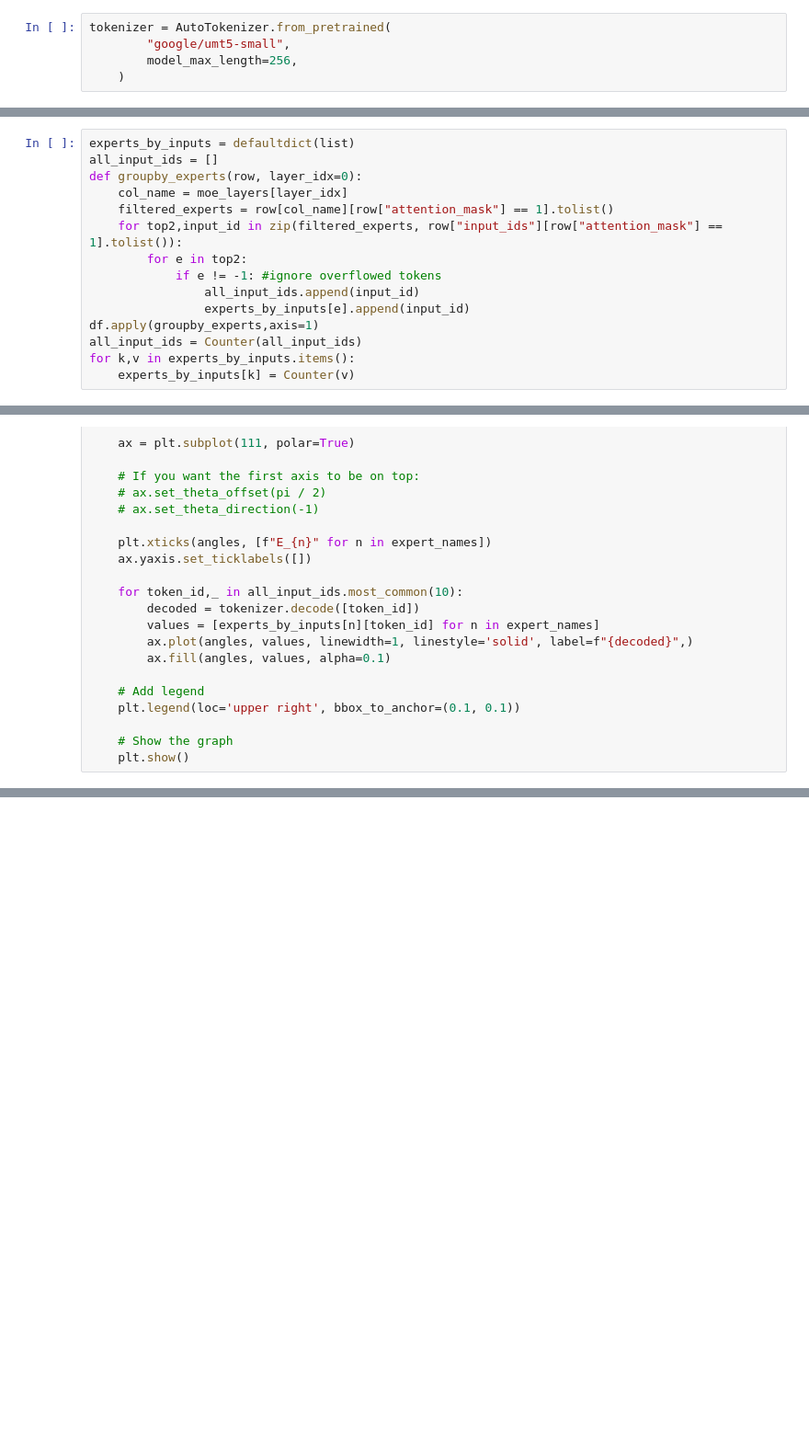
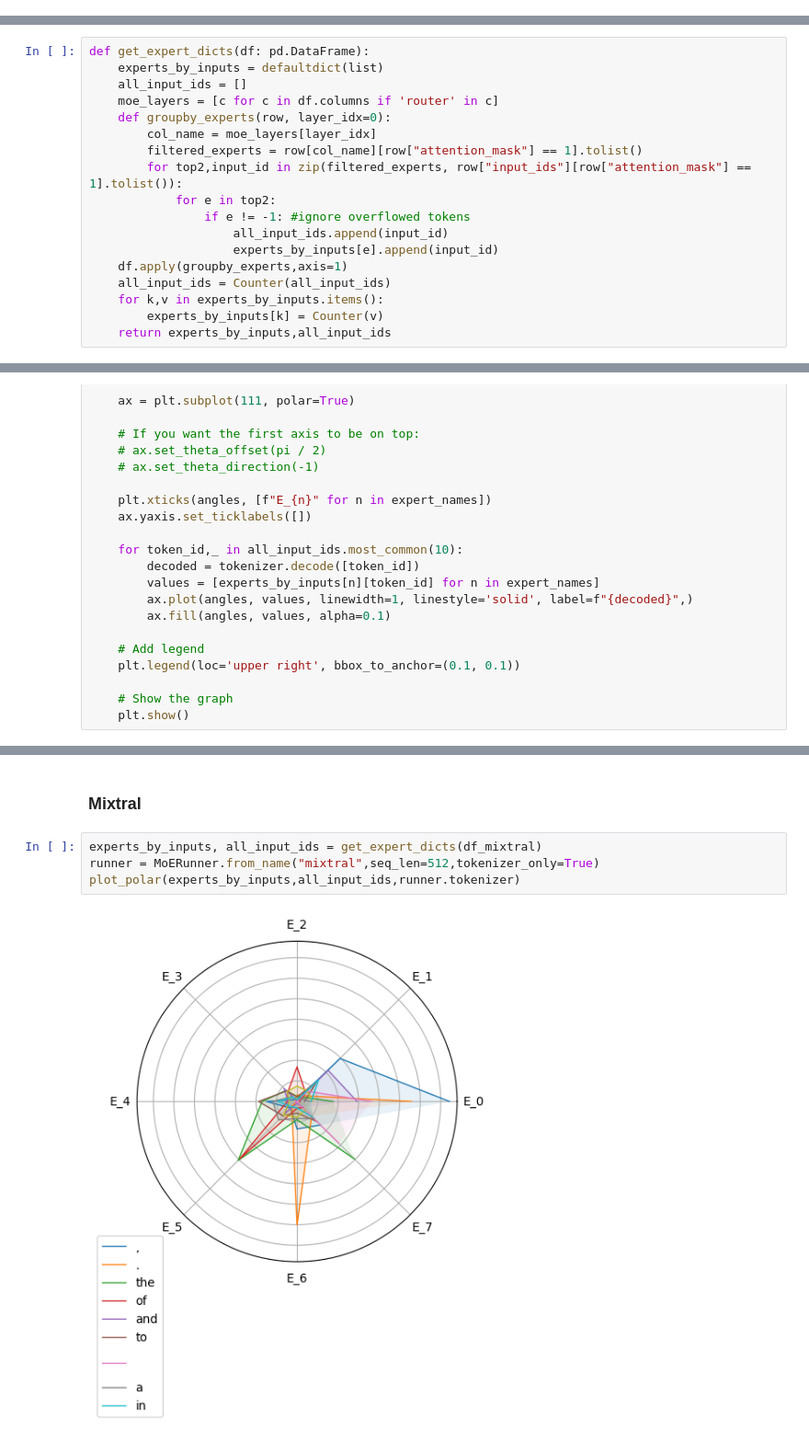
Before and after one commit to ilyalasy/moe-routing, a Jupyter notebook: notebooks/routing_eda.ipynb, the cells around one changed output, grey strips where cells are left out. Shown at 92% size. Saved outputs shown, nothing was run; the diff lists cells and outputs as text; blank space fills up the shorter version.

Commit message:
add token routing results for mixtral

```diff
--- a/notebooks/routing_eda.ipynb
+++ b/notebooks/routing_eda.ipynb
@@ -12,10 +22,5 @@ tqdm.pandas()
 # %%
 HOME = os.environ.get("HOME")
-# %%
-tokenizer = AutoTokenizer.from_pretrained(
-        "google/umt5-small",
-        model_max_length=256,
-    )
 # %% [markdown]
 ## Load MoE inference data
 # %%
@@ -46,15 +38,18 @@ moe_layers
 # %%
-experts_by_inputs = defaultdict(list)
-all_input_ids = []
-def groupby_experts(row, layer_idx=0):
-    col_name = moe_layers[layer_idx]
-    filtered_experts = row[col_name][row["attention_mask"] == 1].tolist()
-    for top2,input_id in zip(filtered_experts, row["input_ids"][row["attention_mask"] == 1].tolist()):
-        for e in top2:
-            if e != -1: #ignore overflowed tokens
-                all_input_ids.append(input_id)
-                experts_by_inputs[e].append(input_id)
-df.apply(groupby_experts,axis=1)
-all_input_ids = Counter(all_input_ids)
-for k,v in experts_by_inputs.items():
-    experts_by_inputs[k] = Counter(v)
+def get_expert_dicts(df: pd.DataFrame):
+    experts_by_inputs = defaultdict(list)
+    all_input_ids = []
+    moe_layers = [c for c in df.columns if 'router' in c]
+    def groupby_experts(row, layer_idx=0):
+        col_name = moe_layers[layer_idx]
+        filtered_experts = row[col_name][row["attention_mask"] == 1].tolist()
+        for top2,input_id in zip(filtered_experts, row["input_ids"][row["attention_mask"] == 1].tolist()):
+            for e in top2:
+                if e != -1: #ignore overflowed tokens
+                    all_input_ids.append(input_id)
+                    experts_by_inputs[e].append(input_id)
+    df.apply(groupby_experts,axis=1)
+    all_input_ids = Counter(all_input_ids)
+    for k,v in experts_by_inputs.items():
+        experts_by_inputs[k] = Counter(v)
+    return experts_by_inputs,all_input_ids
@@ -110,0 +112,8 @@ top_tokens
+# %% [markdown]
+### Mixtral
+# %%
+experts_by_inputs, all_input_ids = get_expert_dicts(df_mixtral)
+runner = MoERunner.from_name("mixtral",seq_len=512,tokenizer_only=True)
+plot_polar(experts_by_inputs,all_input_ids,runner.tokenizer)
+# %% [output]
+[figure, added]
```
Also changed, not shown: parts of 11 cells of this notebook.
